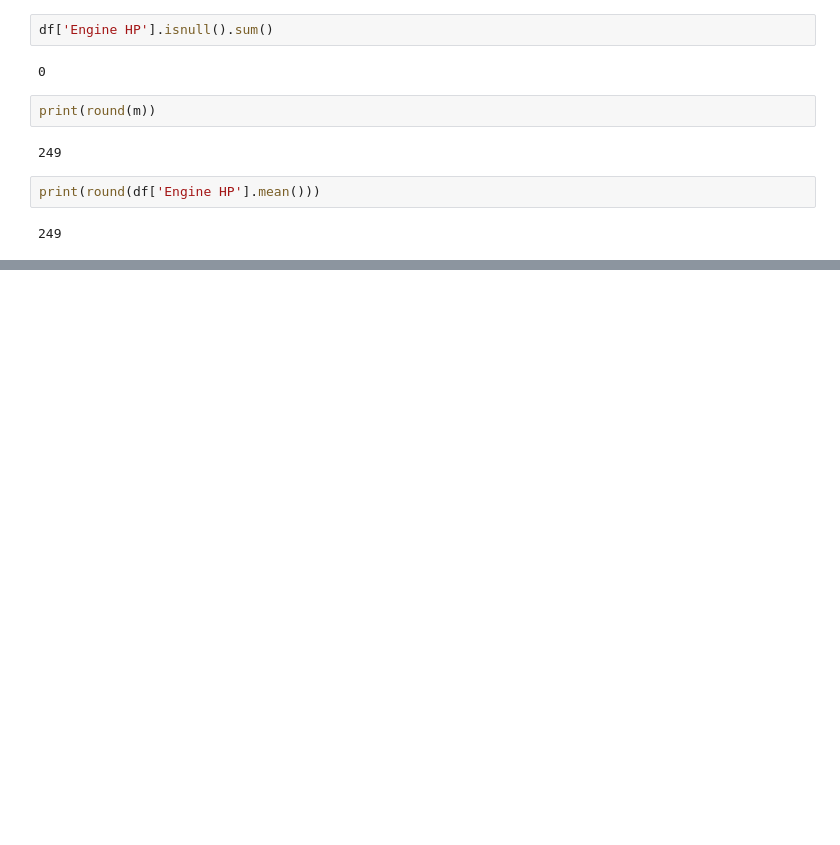
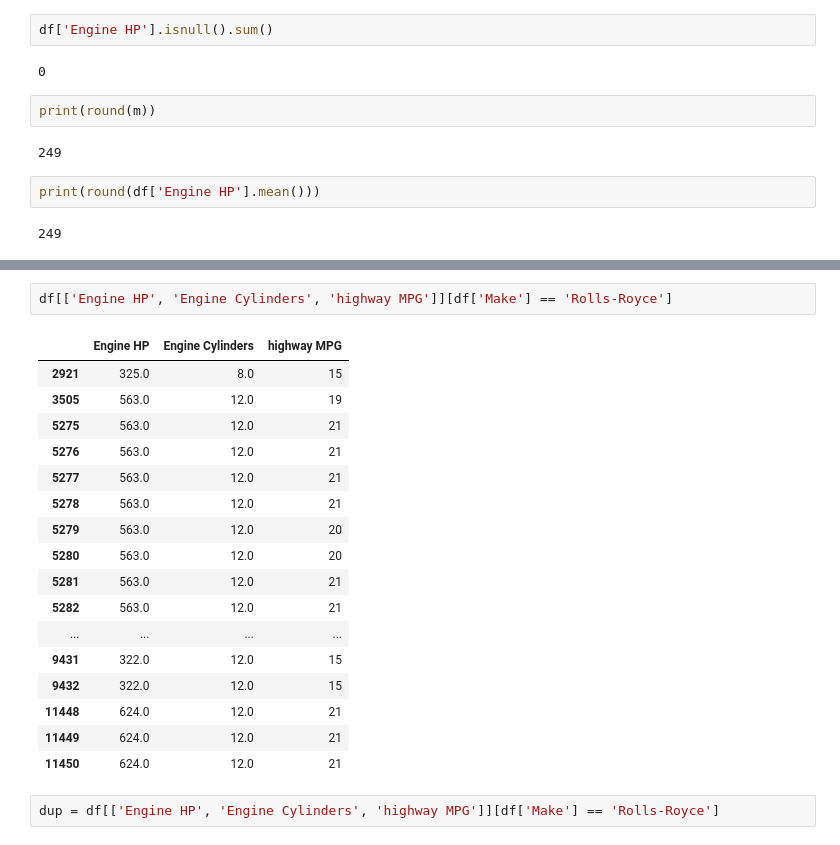
Before and after one commit to roberttflash/ml-zoomcamp, a Jupyter notebook: homework1_20210911.ipynb, the cells around one changed output, grey strips where cells are left out. Saved outputs shown, nothing was run; the diff lists cells and outputs as text; blank space fills up the shorter version.

```diff
--- a/homework1_20210911.ipynb
+++ b/homework1_20210911.ipynb
@@ -111,0 +140,22 @@ print(round(df['Engine HP'].mean()))
+# %%
+df[['Engine HP', 'Engine Cylinders', 'highway MPG']][df['Make'] == 'Rolls-Royce']
+# %% [output]
+|  | Engine HP | Engine Cylinders | highway MPG |
+| 2921 | 325.0 | 8.0 | 15 |
+| 3505 | 563.0 | 12.0 | 19 |
+| 5275 | 563.0 | 12.0 | 21 |
+| 5276 | 563.0 | 12.0 | 21 |
+| 5277 | 563.0 | 12.0 | 21 |
+| 5278 | 563.0 | 12.0 | 21 |
+| 5279 | 563.0 | 12.0 | 20 |
+| 5280 | 563.0 | 12.0 | 20 |
+| 5281 | 563.0 | 12.0 | 21 |
+| 5282 | 563.0 | 12.0 | 21 |
+| ... | ... | ... | ... |
+| 9431 | 322.0 | 12.0 | 15 |
+| 9432 | 322.0 | 12.0 | 15 |
+| 11448 | 624.0 | 12.0 | 21 |
+| 11449 | 624.0 | 12.0 | 21 |
+| 11450 | 624.0 | 12.0 | 21 |
+# %%
+dup = df[['Engine HP', 'Engine Cylinders', 'highway MPG']][df['Make'] == 'Rolls-Royce']
```
Also changed, not shown: parts of 23 cells of this notebook, 1 other file.
